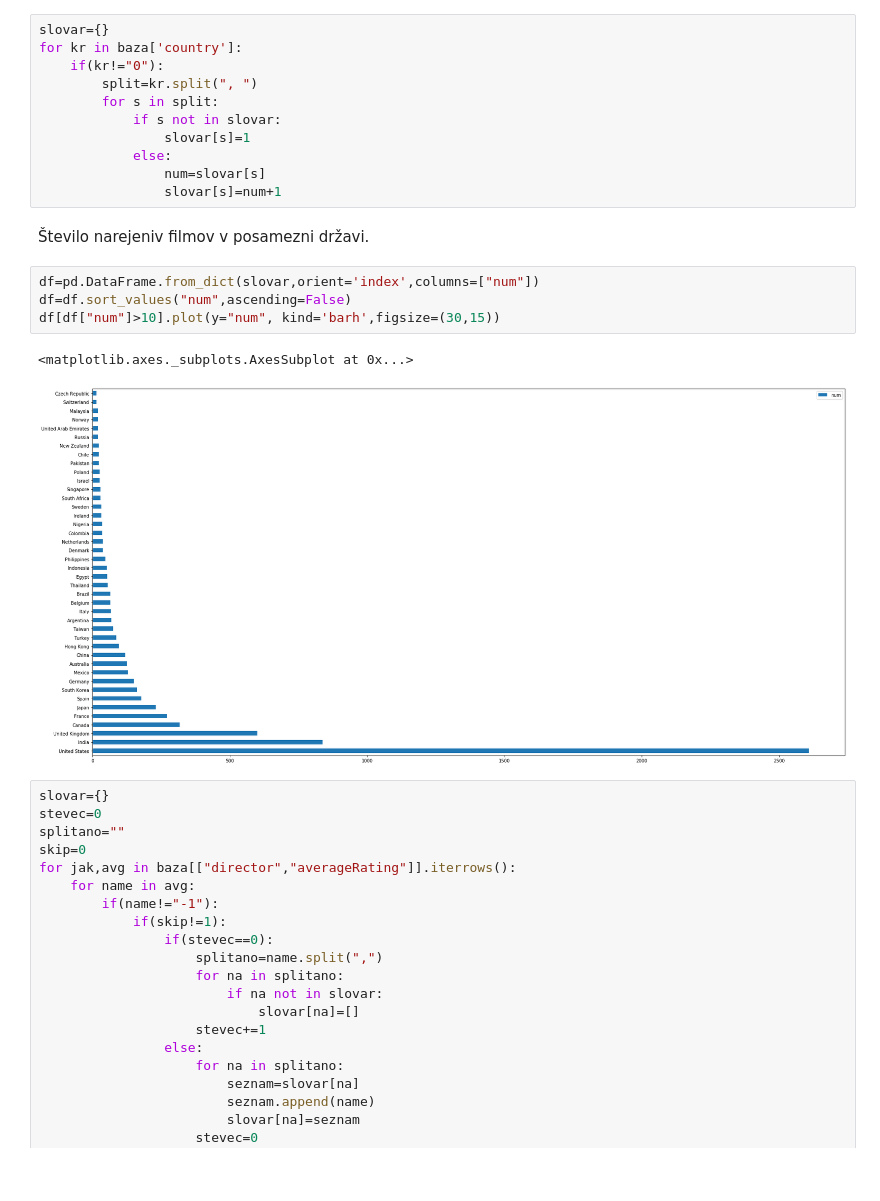
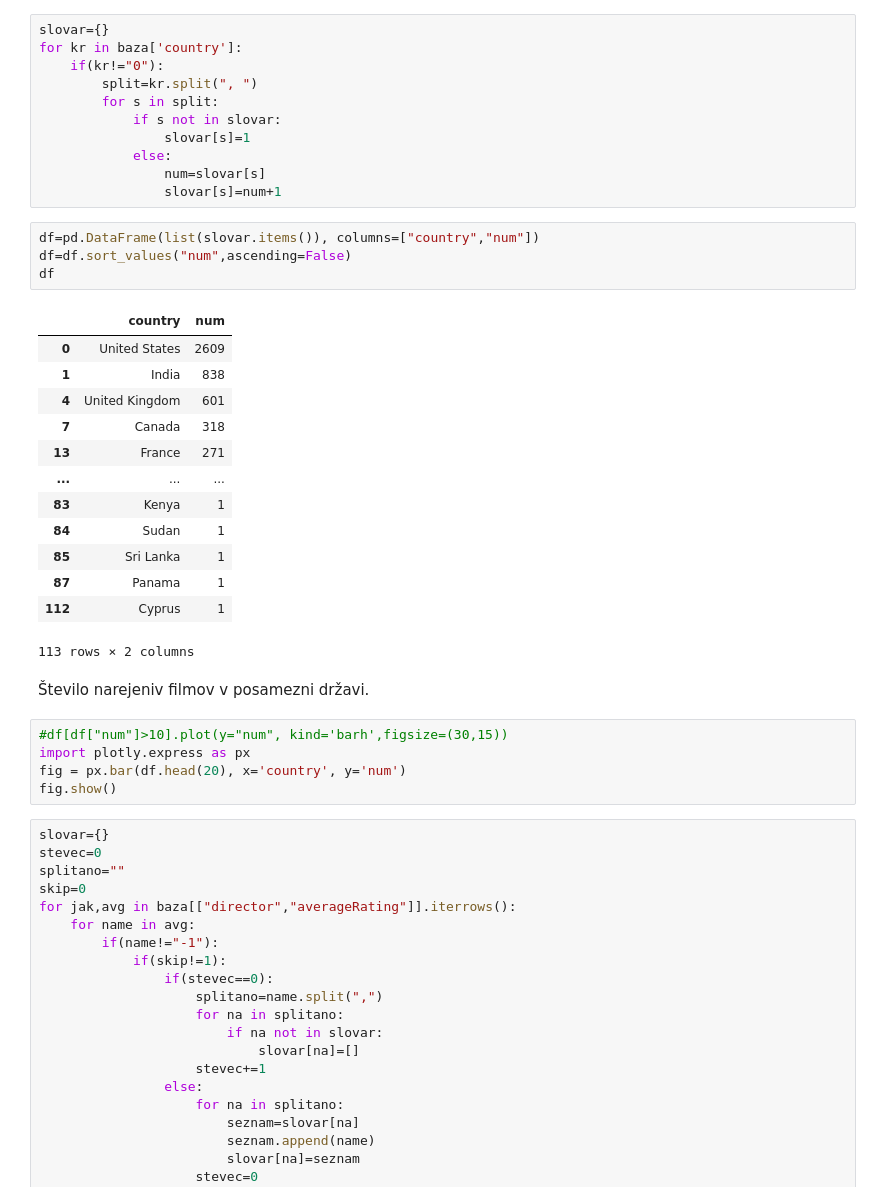
Before and after one commit to AshesOfPhoenix/PR19KKZDBMPBPGS, a Jupyter notebook: direktorji.ipynb, the cells around one changed output. Cells and saved outputs as stored; diff of their text form; blank space fills up the shorter version.

```diff
--- a/direktorji.ipynb
+++ b/direktorji.ipynb
@@ -28,15 +28,31 @@ for kr in baza['country']:
             else:
                 num=slovar[s]
                 slovar[s]=num+1
+# %%
+df=pd.DataFrame(list(slovar.items()), columns=["country","num"])
+df=df.sort_values("num",ascending=False)
+df
+# %% [output]
+|  | country | num |
+| 0 | United States | 2609 |
+| 1 | India | 838 |
+| 4 | United Kingdom | 601 |
+| 7 | Canada | 318 |
+| 13 | France | 271 |
+| ... | ... | ... |
+| 83 | Kenya | 1 |
+| 84 | Sudan | 1 |
+| 85 | Sri Lanka | 1 |
+| 87 | Panama | 1 |
+| 112 | Cyprus | 1 |
+113 rows × 2 columns
 # %% [markdown]
 Število narejeniv filmov v posamezni državi.
-# %%
-df=pd.DataFrame.from_dict(slovar,orient='index',columns=["num"])
-df=df.sort_values("num",ascending=False)
-df[df["num"]>10].plot(y="num", kind='barh',figsize=(30,15))
-# %% [output]
-<matplotlib.axes._subplots.AxesSubplot at 0x...>
-[figure, removed]
+# %%
+#df[df["num"]>10].plot(y="num", kind='barh',figsize=(30,15))
+import plotly.express as px
+fig = px.bar(df.head(20), x='country', y='num')
+fig.show()
 # %%
 slovar={}
 stevec=0
```
Also changed, not shown: parts of 7 cells of this notebook, 1 other file.
